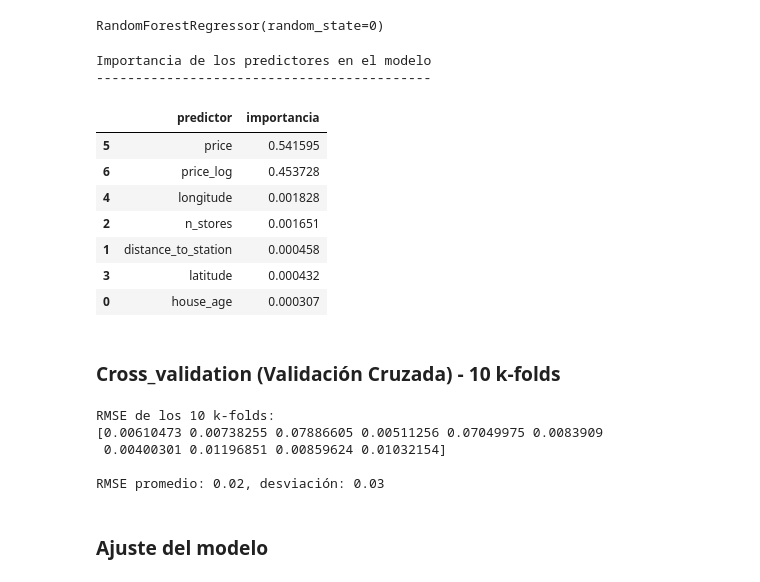
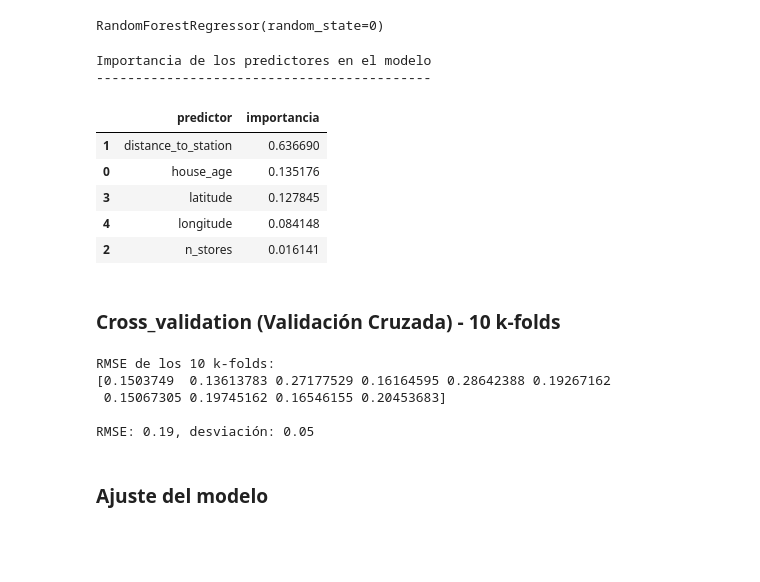
Before and after one commit to PabloJRW/Real_State-Regresssion, a Jupyter notebook: real_state.ipynb, the cells around one changed output. Saved outputs shown, nothing was run; the diff lists cells and outputs as text; code cells hidden in the pictures; blank space fills up the shorter version.

```diff
--- a/real_state.ipynb
+++ b/real_state.ipynb
@@ -191,4 +175,8 @@ X.head(5)
 # División de los datos en datos de entrenamiento y prueba
 # 80% datos de entrenamiento
 # 20% datos de prueba
+features = ['house_age', 'distance_to_station', 'n_stores', 'latitude', 'longitude']
+X = data[features]
+y = data['price_log']
+
 X_train, X_test, y_train, y_test = train_test_split(X, y, random_state=23, test_size=.2)
@@ -206,23 +201,21 @@ rf_reg.fit(X_train, y_train)
 RandomForestRegressor(random_state=0)
 # %%
 importancia_predictores = pd.DataFrame(
-                            {'predictor': data.columns,
+                            {'predictor': X.columns,
                              'importancia': rf_reg.feature_importances_}
                             )
 print("Importancia de los predictores en el modelo")
 print("-------------------------------------------")
 importancia_predictores.sort_values('importancia', ascending=False)
 # %% [output]
 Importancia de los predictores en el modelo
 -------------------------------------------
 |  | predictor | importancia |
-| 5 | price | 0.541595 |
-| 6 | price_log | 0.453728 |
-| 4 | longitude | 0.001828 |
-| 2 | n_stores | 0.001651 |
-| 1 | distance_to_station | 0.000458 |
-| 3 | latitude | 0.000432 |
-| 0 | house_age | 0.000307 |
+| 1 | distance_to_station | 0.636690 |
+| 0 | house_age | 0.135176 |
+| 3 | latitude | 0.127845 |
+| 4 | longitude | 0.084148 |
+| 2 | n_stores | 0.016141 |
 # %% [markdown]
 ### Cross_validation (Validación Cruzada) - 10 k-folds
 # %%
@@ -236,13 +229,13 @@ print(rf_rmse)
 print()
 rf_rmse_mean = round(np.mean(rf_rmse),2)
 rf_rmse_std = round(np.std(rf_rmse),2)
-print(f'RMSE promedio: {rf_rmse_mean}, desviación: {rf_rmse_std}')
+print(f'RMSE: {rf_rmse_mean}, desviación: {rf_rmse_std}')
 # %% [output]
 RMSE de los 10 k-folds:
-[0.00610473 0.00738255 0.07886605 0.00511256 0.07049975 0.0083909
- 0.00400301 0.01196851 0.00859624 0.01032154]
+[0.1503749  0.13613783 0.27177529 0.16164595 0.28642388 0.19267162
+ 0.15067305 0.19745162 0.16546155 0.20453683]
 
-RMSE promedio: 0.02, desviación: 0.03
+RMSE: 0.19, desviación: 0.05
 # %% [markdown]
 ### Ajuste del modelo
 # %%
```
Also changed, not shown: parts of 23 cells of this notebook, 2 other files.
